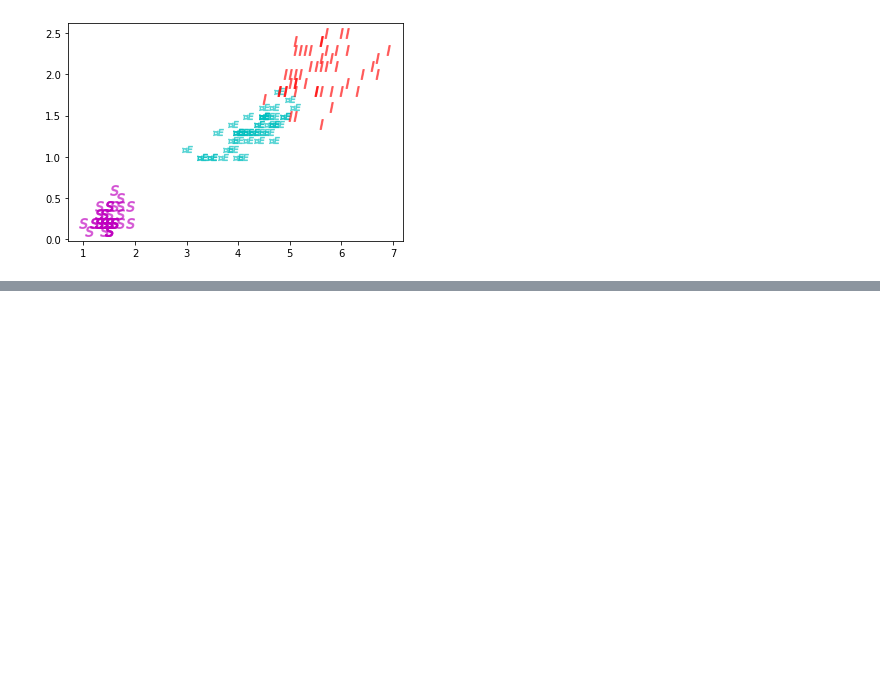
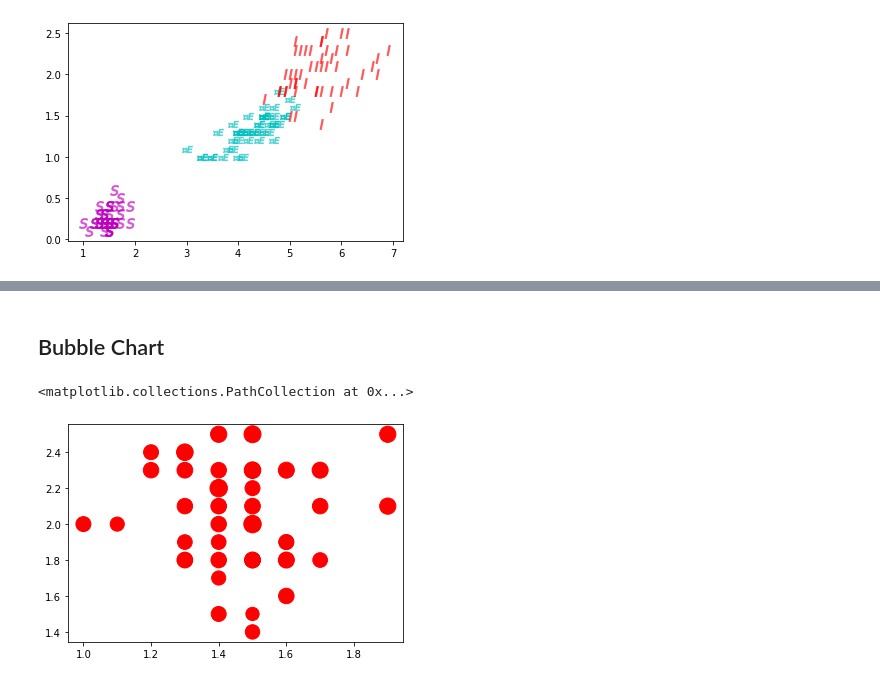
Before and after one commit to PondKann/data_viz, a Jupyter notebook: Visualize_Data_Distribution_(02).ipynb, the cells around one changed output, grey strips where cells are left out. Cells and saved outputs as stored; diff of their text form; code cells hidden in the pictures; blank space fills up the shorter version.

```diff
--- a/Visualize_Data_Distribution_(02).ipynb
+++ b/Visualize_Data_Distribution_(02).ipynb
@@ -91,0 +124,7 @@ Font 'rm' does not have a glyph for '\u0e3a' [U+e3a], substituting with a dummy
+# %% [markdown]
+## Bubble Chart
+# %%
+plt.scatter(df['PetalLength'][:50],df['PetalWidth'][100:] , s =80*df['SepalWidth'][100:], c= 'r')
+# %% [output]
+<matplotlib.collections.PathCollection at 0x...>
+[figure, added]
```
Also changed, not shown: parts of 14 cells of this notebook.
